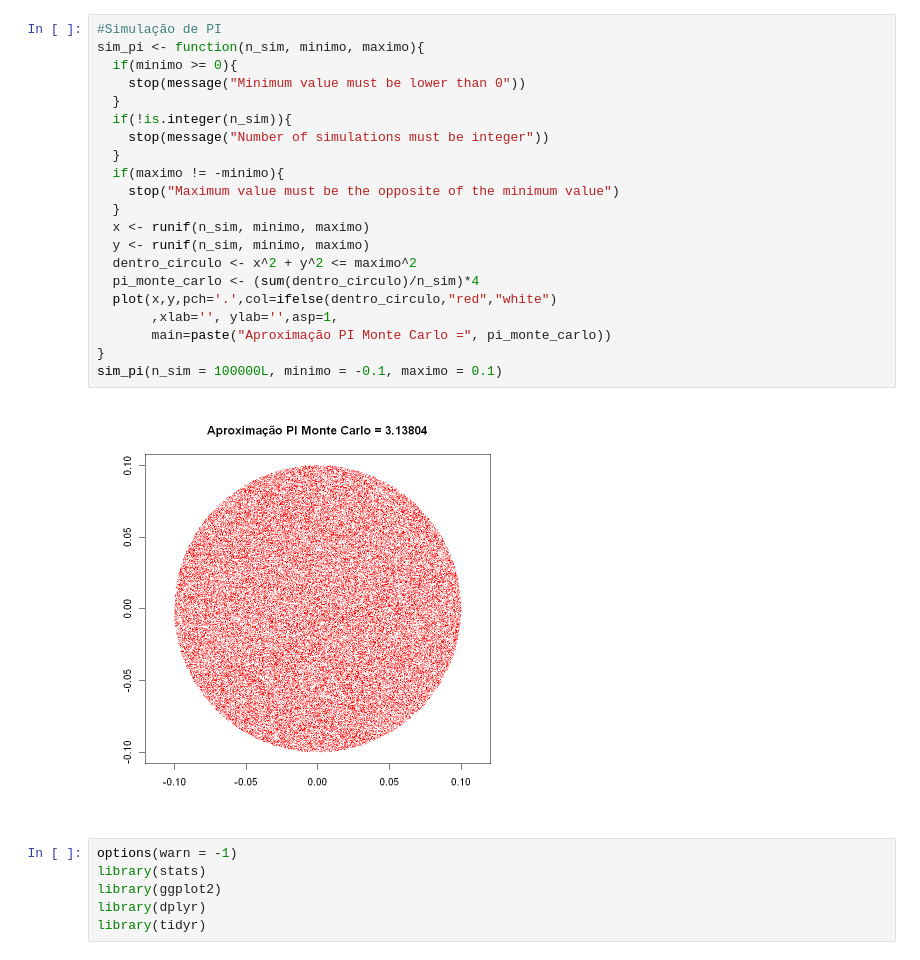
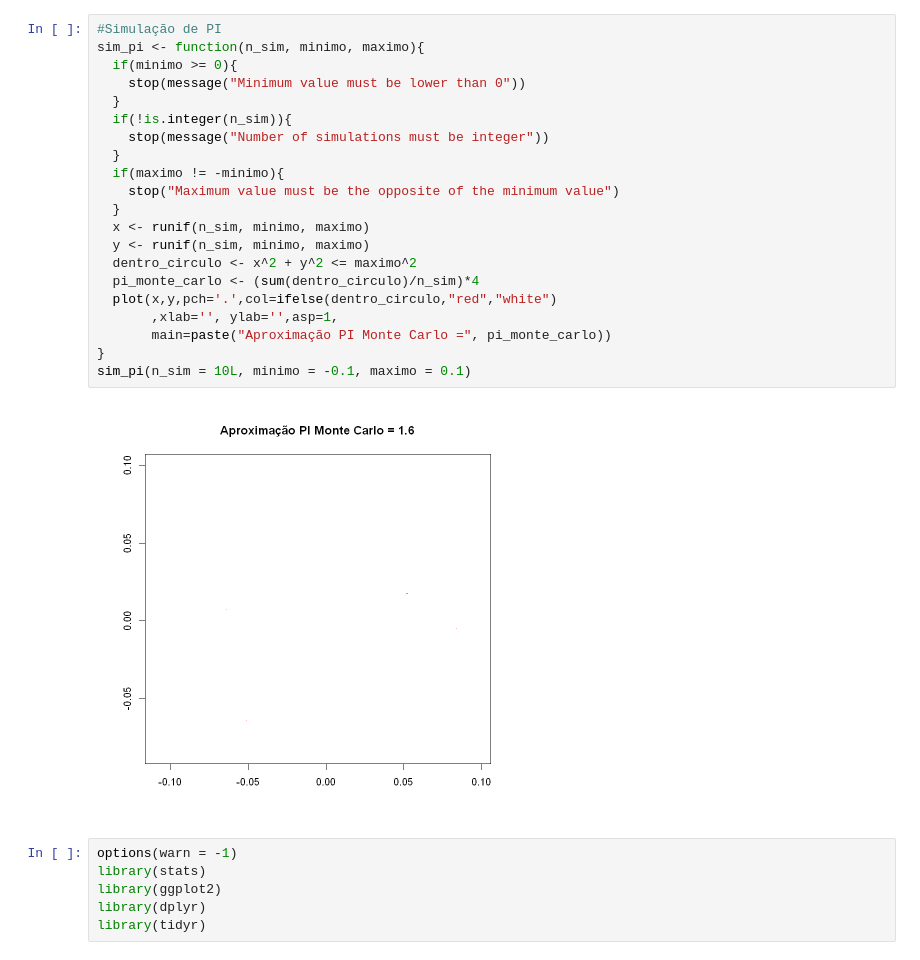
Before and after one commit to GabrielMarquezMatte/Meus-Arquivos, a Jupyter notebook: Ações e opções/Simulação Monte Carlo.ipynb, the cells around one changed output. Drawn from its saved outputs; the diff is of its cells as text.

```diff
--- a/Ações e opções/Simulação Monte Carlo.ipynb
+++ b/Ações e opções/Simulação Monte Carlo.ipynb
@@ -1,26 +1,26 @@
 # %%
 #Simulação de PI
 sim_pi <- function(n_sim, minimo, maximo){
   if(minimo >= 0){
     stop(message("Minimum value must be lower than 0"))
   }
   if(!is.integer(n_sim)){
     stop(message("Number of simulations must be integer"))
   }
   if(maximo != -minimo){
     stop("Maximum value must be the opposite of the minimum value")
   }
   x <- runif(n_sim, minimo, maximo)
   y <- runif(n_sim, minimo, maximo)
   dentro_circulo <- x^2 + y^2 <= maximo^2
   pi_monte_carlo <- (sum(dentro_circulo)/n_sim)*4
   plot(x,y,pch='.',col=ifelse(dentro_circulo,"red","white")
        ,xlab='', ylab='',asp=1,
        main=paste("Aproximação PI Monte Carlo =", pi_monte_carlo))
 }
-sim_pi(n_sim = 100000L, minimo = -0.1, maximo = 0.1)
+sim_pi(n_sim = 10L, minimo = -0.1, maximo = 0.1)
 # %% [output]
-[figure, old version]
+[figure, new version]
 # %%
 options(warn = -1)
 library(stats)
```
Also changed, not shown: parts of 15 cells of this notebook, 6 other files.
